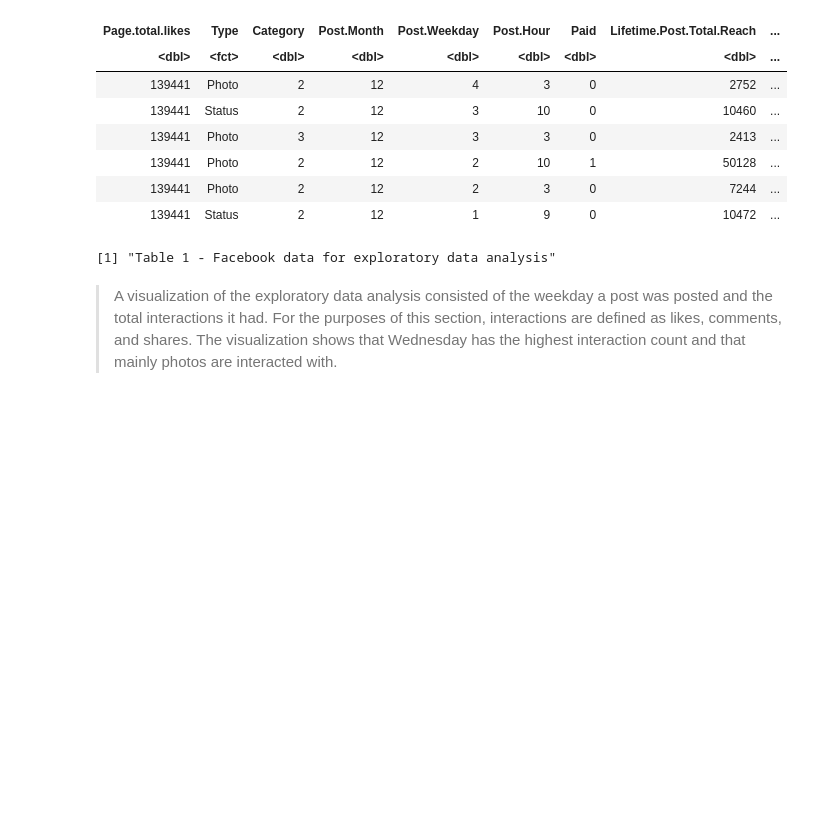
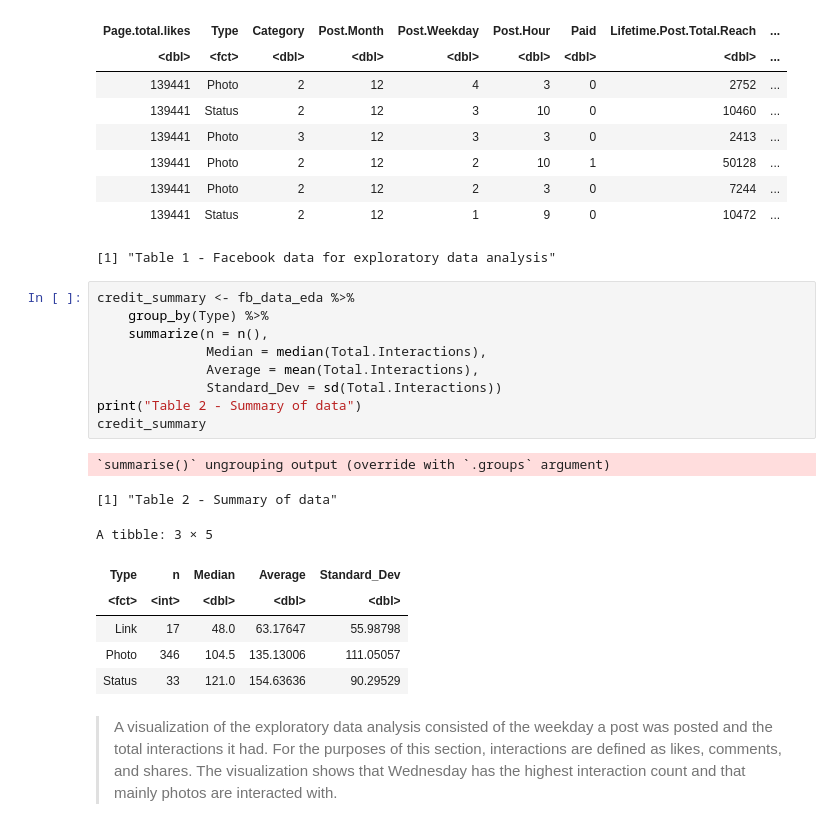
Before and after one commit to L-amat/project_proposal, a Jupyter notebook: 2-group_project_report/Group_project_report.ipynb, the cells around one changed output. Drawn from its saved outputs; the diff is of its cells as text; blank space fills up the shorter version.

Commit message:
Added summary

```diff
--- a/2-group_project_report/Group_project_report.ipynb
+++ b/2-group_project_report/Group_project_report.ipynb
@@ -82,6 +82,24 @@ A tibble: 6 × 19
 | 139441 | Photo | 2 | 12 | 2 | 3 | 0 | 7244 | ... |
 | 139441 | Status | 2 | 12 | 1 | 9 | 0 | 10472 | ... |
 [1] "Table 1 - Facebook data for exploratory data analysis"
+# %%
+credit_summary <- fb_data_eda %>%
+    group_by(Type) %>%
+    summarize(n = n(),
+              Median = median(Total.Interactions),
+              Average = mean(Total.Interactions),
+              Standard_Dev = sd(Total.Interactions))
+print("Table 2 - Summary of data")
+credit_summary
+# %% [output]
+`summarise()` ungrouping output (override with `.groups` argument)
+[1] "Table 2 - Summary of data"
+A tibble: 3 × 5
+| Type | n | Median | Average | Standard_Dev |
+| <fct> | <int> | <dbl> | <dbl> | <dbl> |
+| Link | 17 | 48.0 | 63.17647 | 55.98798 |
+| Photo | 346 | 104.5 | 135.13006 | 111.05057 |
+| Status | 33 | 121.0 | 154.63636 | 90.29529 |
 # %% [markdown]
 > A visualization of the exploratory data analysis consisted of the weekday a post was posted and the total interactions it had. For the purposes of this section, interactions are defined as likes, comments, and shares. The visualization shows that Wednesday has the highest interaction count and that mainly photos are interacted with.
 # %%
```
Also changed, not shown: parts of 4 cells of this notebook.
